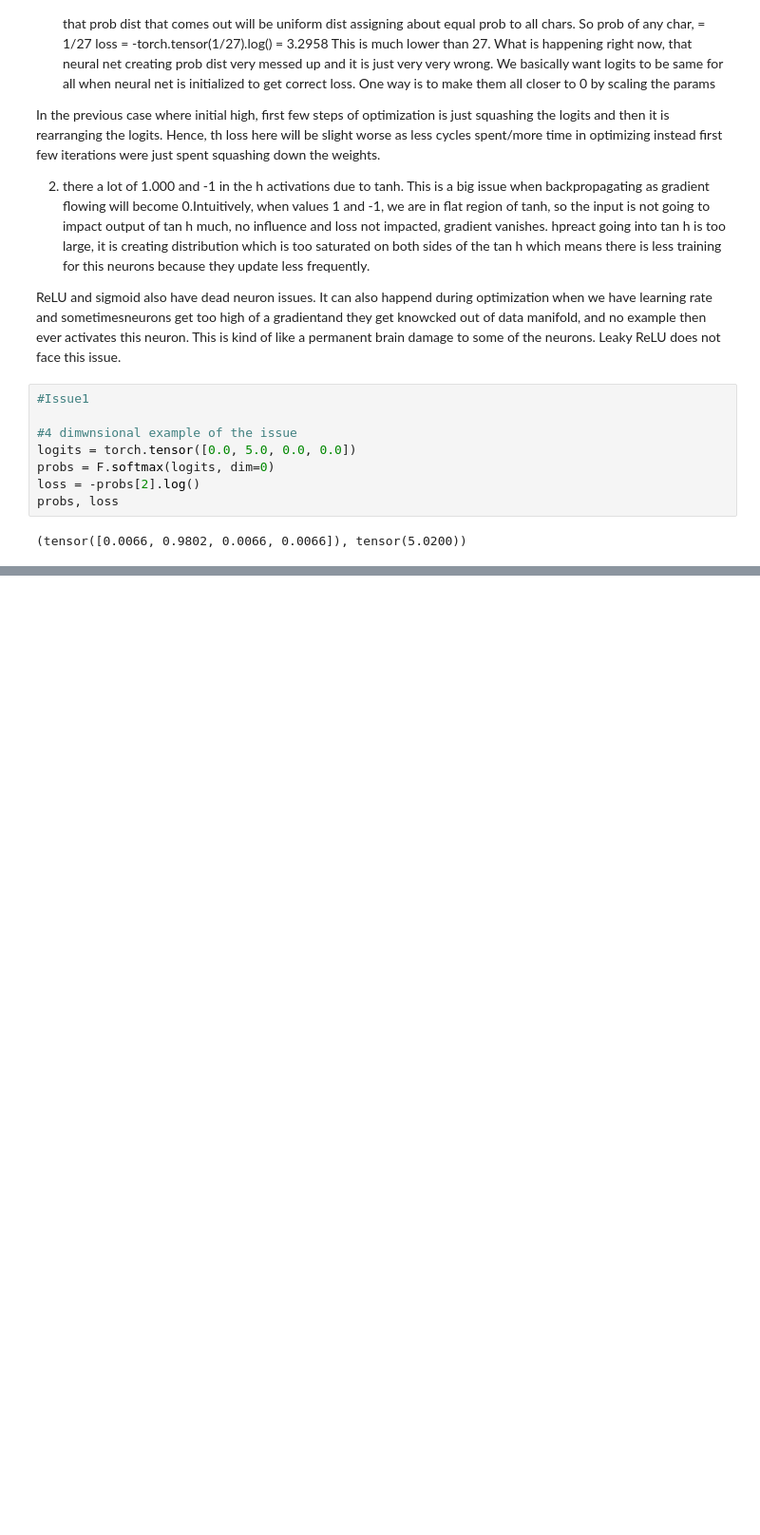
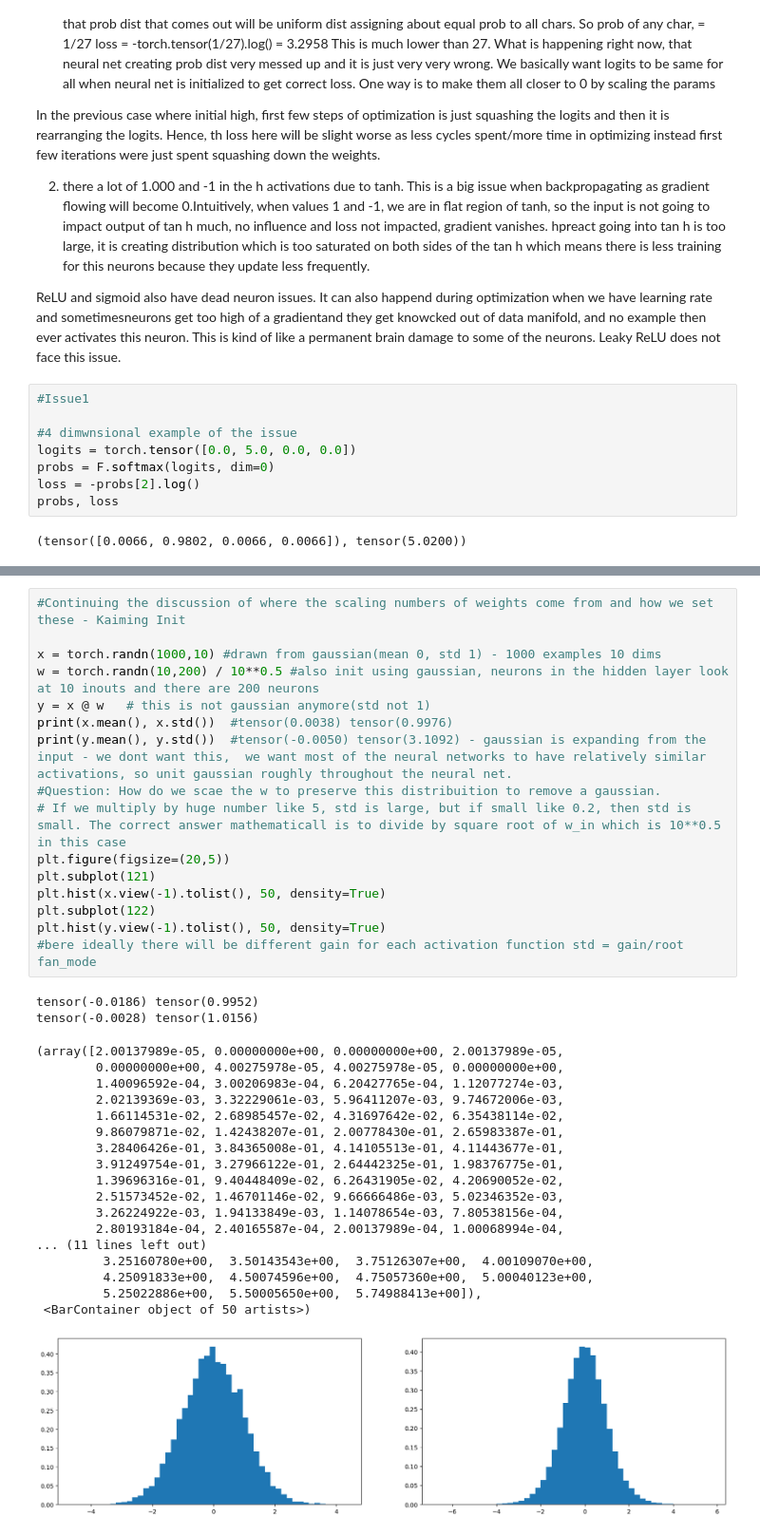
Before and after one commit to vgandhi13/Makemore, a Jupyter notebook: Makemore.ipynb, the cells around one changed output, grey strips where cells are left out. Shown at 95% size. Saved outputs shown, nothing was run; the diff lists cells and outputs as text; blank space fills up the shorter version.

```diff
--- a/Makemore.ipynb
+++ b/Makemore.ipynb
@@ -1200 +1240,38 @@ val: 2.103
+# %%
+#Continuing the discussion of where the scaling numbers of weights come from and how we set these - Kaiming Init
+
+x = torch.randn(1000,10) #drawn from gaussian(mean 0, std 1) - 1000 examples 10 dims
+w = torch.randn(10,200) / 10**0.5 #also init using gaussian, neurons in the hidden layer look at 10 inouts and there are 200 neurons
+y = x @ w   # this is not gaussian anymore(std not 1)
+print(x.mean(), x.std())  #tensor(0.0038) tensor(0.9976)
+print(y.mean(), y.std())  #tensor(-0.0050) tensor(3.1092) - gaussian is expanding from the input - we dont want this,  we want most of the neural networks to have relatively similar activations, so unit gaussian roughly throughout the neural net.
+#Question: How do we scae the w to preserve this distribuition to remove a gaussian.
+# If we multiply by huge number like 5, std is large, but if small like 0.2, then std is small. The correct answer mathematicall is to divide by square root of w_in which is 10**0.5 in this case
+plt.figure(figsize=(20,5))
+plt.subplot(121)
+plt.hist(x.view(-1).tolist(), 50, density=True)
+plt.subplot(122)
+plt.hist(y.view(-1).tolist(), 50, density=True)
+#bere ideally there will be different gain for each activation function std = gain/root fan_mode
+# %% [output]
+tensor(-0.0186) tensor(0.9952)
+tensor(-0.0028) tensor(1.0156)
+(array([2.00137989e-05, 0.00000000e+00, 0.00000000e+00, 2.00137989e-05,
+        0.00000000e+00, 4.00275978e-05, 4.00275978e-05, 0.00000000e+00,
+        1.40096592e-04, 3.00206983e-04, 6.20427765e-04, 1.12077274e-03,
+        2.02139369e-03, 3.32229061e-03, 5.96411207e-03, 9.74672006e-03,
+        1.66114531e-02, 2.68985457e-02, 4.31697642e-02, 6.35438114e-02,
+        9.86079871e-02, 1.42438207e-01, 2.00778430e-01, 2.65983387e-01,
+        3.28406426e-01, 3.84365008e-01, 4.14105513e-01, 4.11443677e-01,
+        3.91249754e-01, 3.27966122e-01, 2.64442325e-01, 1.98376775e-01,
+        1.39696316e-01, 9.40448409e-02, 6.26431905e-02, 4.20690052e-02,
+        2.51573452e-02, 1.46701146e-02, 9.66666486e-03, 5.02346352e-03,
+        3.26224922e-03, 1.94133849e-03, 1.14078654e-03, 7.80538156e-04,
+        2.80193184e-04, 2.40165587e-04, 2.00137989e-04, 1.00068994e-04,
+... (11 lines left out)
+         3.25160780e+00,  3.50143543e+00,  3.75126307e+00,  4.00109070e+00,
+         4.25091833e+00,  4.50074596e+00,  4.75057360e+00,  5.00040123e+00,
+         5.25022886e+00,  5.50005650e+00,  5.74988413e+00]),
+ <BarContainer object of 50 artists>)
+[figure, added]
 # %%
```
Also changed, not shown: parts of 12 cells of this notebook.
